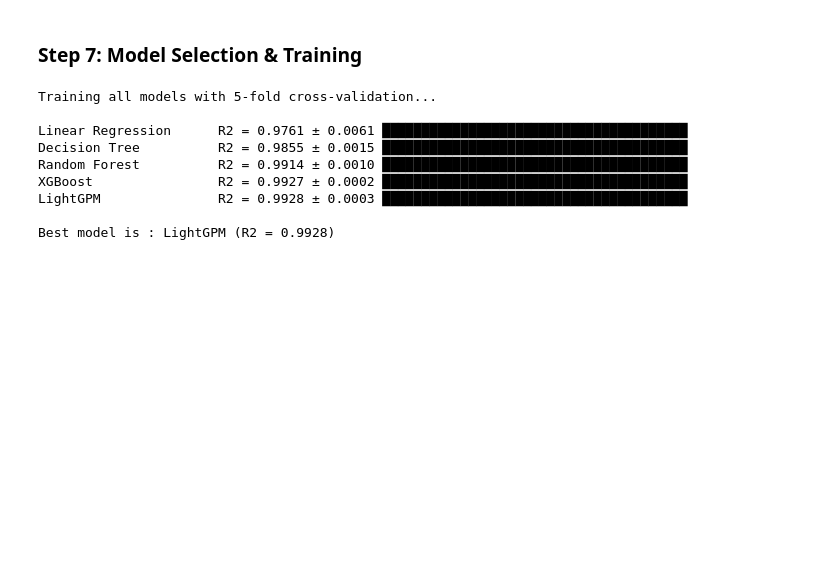
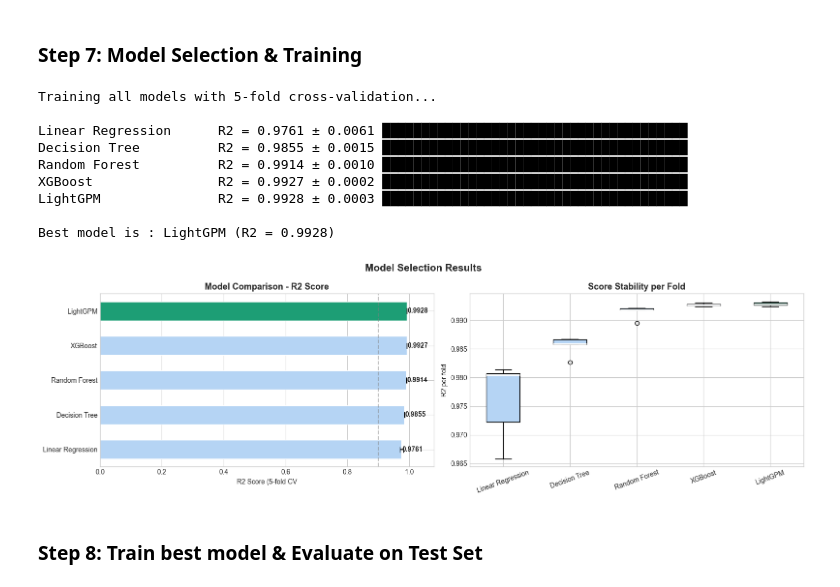
Before and after one commit to abdelrahman-mo7amd/DiamondML, a Jupyter notebook: main.ipynb, the cells around one changed output. Cells and saved outputs as stored; diff of their text form; code cells hidden in the pictures; blank space fills up the shorter version.

Commit message:
Finished the MODEL DEVELOPMENT, and tested it, and it is ready for API

```diff
--- a/main.ipynb
+++ b/main.ipynb
@@ -434,3 +434,37 @@ XGBoost                R2 = 0.9927 ± 0.0002 ███████████
 LightGPM               R2 = 0.9928 ± 0.0003 ███████████████████████████████████████
 
 Best model is : LightGPM (R2 = 0.9928)
+# %%
+fig, axes = plt.subplots(1, 2, figsize=(16,5))
+names = list(cv_results.keys())
+means = [cv_results[n]['mean'] for n in names]
+stds = [cv_results[n]['std'] for n in names]
+colors = ['#1D9E75' if n == best_name else '#B5D4F4' for n in names]
+
+bars = axes[0].barh(names, means, xerr=stds, color=colors, edgecolor = 'white', height=0.55, capsize=4, error_kw={'linewidth': 1.5})
+for bar, mean in zip(bars, means):
+    axes[0].text(mean + 0.002, bar.get_y() + bar.get_height()/2, f'{mean:.4f}', va='center', fontsize=10, fontweight='bold')
+
+axes[0].set_xlim(0, 1.08)
+axes[0].set_xlabel('R2 Score (5-fold CV')
+axes[0].set_title('Model Comparison - R2 Score', fontsize=13, fontweight='bold')
+axes[0].axvline(x=0.9, color='gray', linestyle='--', alpha=0.5)
+
+fold_data = [cv_results[n]['scores'] for n in names]
+bp = axes[1].boxplot(fold_data, labels=names, patch_artist=True, medianprops={'color': 'white', 'linewidth': 2})
+
+for patch, color in zip(bp['boxes'], colors):
+    patch.set_facecolor(color)
+
+axes[1].set_ylabel('R2 per fold')
+axes[1].set_title('Score Stability per Fold', fontsize=13, fontweight='bold')
+axes[1].tick_params(axis='x', rotation=20)
+
+plt.suptitle('Model Selection Results', fontsize=15, fontweight='bold')
+plt.tight_layout()
+plt.savefig('plotModelComparison.png', dpi=150, bbox_inches='tight')
+plt.show()
+# %% [output]
+[figure, added]
+# %% [markdown]
+### **Step 8:** Train best model & Evaluate on Test Set
```
Also changed, not shown: parts of 11 cells of this notebook.
